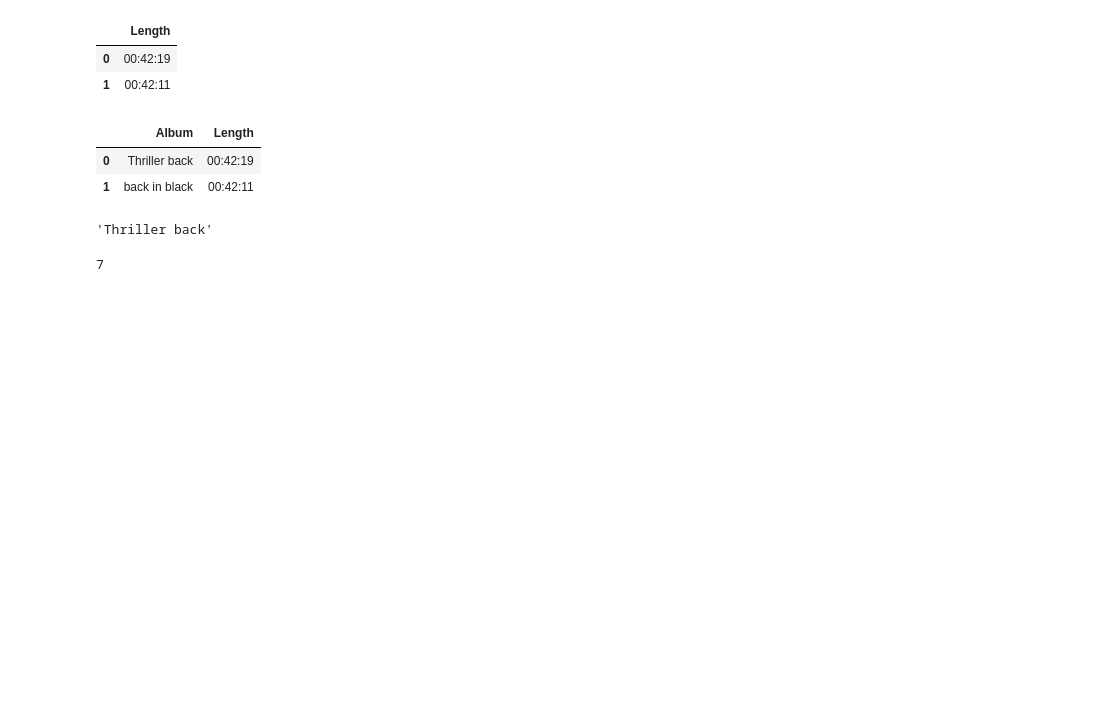
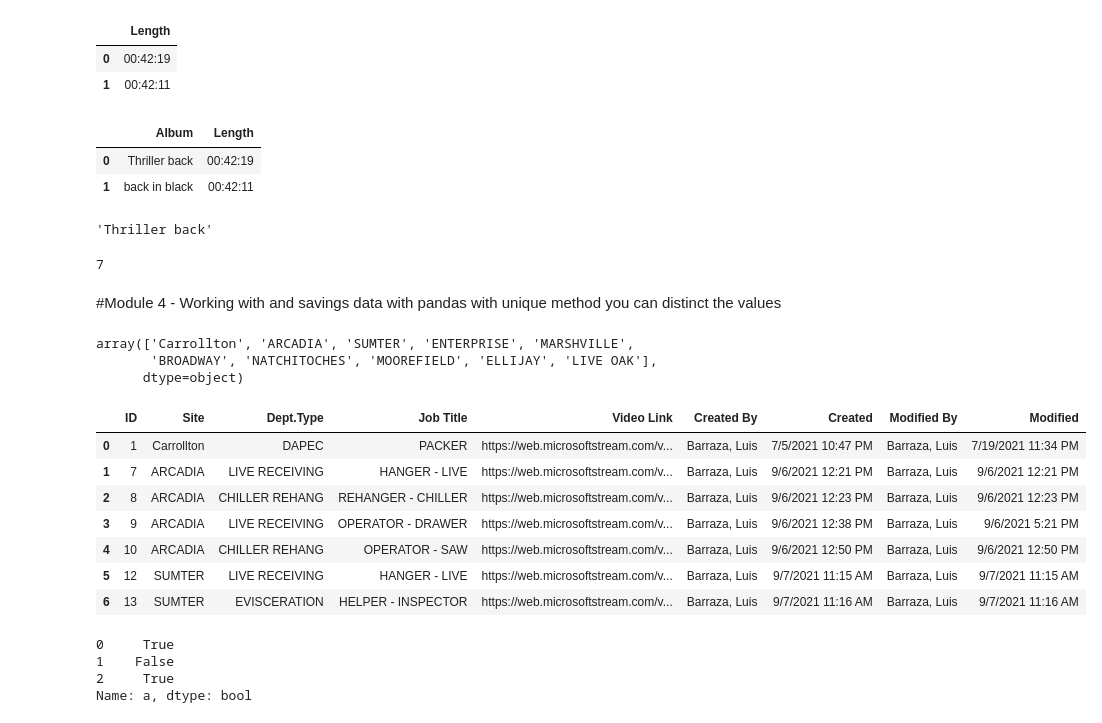
Before and after one commit to PosgradoMNA/actividades-de-aprendizaje-rafaelsangarcia, a Jupyter notebook: PythonIBM_A01182780.ipynb, the cells around one changed output. Cells and saved outputs as stored; diff of their text form; code cells hidden in the pictures; blank space fills up the shorter version.

Commit message:
Module 4 - Working with and savings data with pandas

```diff
--- a/PythonIBM_A01182780.ipynb
+++ b/PythonIBM_A01182780.ipynb
@@ -432,3 +432,24 @@ df.iloc[1,0]
 # %%
 #question2.
 #answered in the quiz
+# %% [markdown]
+#Module 4 - Working with and savings data with pandas
+with unique method you can distinct the values<br>
+# %%
+df['Site'].unique()
+# %% [output]
+array(['Carrollton', 'ARCADIA', 'SUMTER', 'ENTERPRISE', 'MARSHVILLE',
+       'BROADWAY', 'NATCHITOCHES', 'MOOREFIELD', 'ELLIJAY', 'LIVE OAK'],
+      dtype=object)
+# %%
+df1=df[df['ID']<15] #the inside gives you trues and false, and with the second just assigned the trues
+df1
+# %% [output]
+|  | ID | Site | Dept.Type | Job Title | Video Link | Created By | Created | Modified By | Modified |
+| 0 | 1 | Carrollton | DAPEC | PACKER | https://web.microsoftstream.com/v... | Barraza, Luis | 7/5/2021 10:47 PM | Barraza, Luis | 7/19/2021 11:34 PM |
+| 1 | 7 | ARCADIA | LIVE RECEIVING | HANGER - LIVE | https://web.microsoftstream.com/v... | Barraza, Luis | 9/6/2021 12:21 PM | Barraza, Luis | 9/6/2021 12:21 PM |
+| 2 | 8 | ARCADIA | CHILLER REHANG | REHANGER - CHILLER | https://web.microsoftstream.com/v... | Barraza, Luis | 9/6/2021 12:23 PM | Barraza, Luis | 9/6/2021 12:23 PM |
+| 3 | 9 | ARCADIA | LIVE RECEIVING | OPERATOR - DRAWER | https://web.microsoftstream.com/v... | Barraza, Luis | 9/6/2021 12:38 PM | Barraza, Luis | 9/6/2021 5:21 PM |
+| 4 | 10 | ARCADIA | CHILLER REHANG | OPERATOR - SAW | https://web.microsoftstream.com/v... | Barraza, Luis | 9/6/2021 12:50 PM | Barraza, Luis | 9/6/2021 12:50 PM |
+| 5 | 12 | SUMTER | LIVE RECEIVING | HANGER - LIVE | https://web.microsoftstream.com/v... | Barraza, Luis | 9/7/2021 11:15 AM | Barraza, Luis | 9/7/2021 11:15 AM |
+| 6 | 13 | SUMTER | EVISCERATION | HELPER - INSPECTOR | https://web.microsoftstream.com/v... | Barraza, Luis | 9/7/2021 11:16 AM | Barraza, Luis | 9/7/2021 11:16 AM |
@@ -434,0 +458,10 @@ df.iloc[1,0]
+# %%
+#question1
+import pandas as pd
+df=pd.DataFrame({'a': [1,2,1], 'b':[1,1,1]})
+df['a']==1
+# %% [output]
+0     True
+1    False
+2     True
+Name: a, dtype: bool
```
Also changed, not shown: parts of 1 cell of this notebook.
